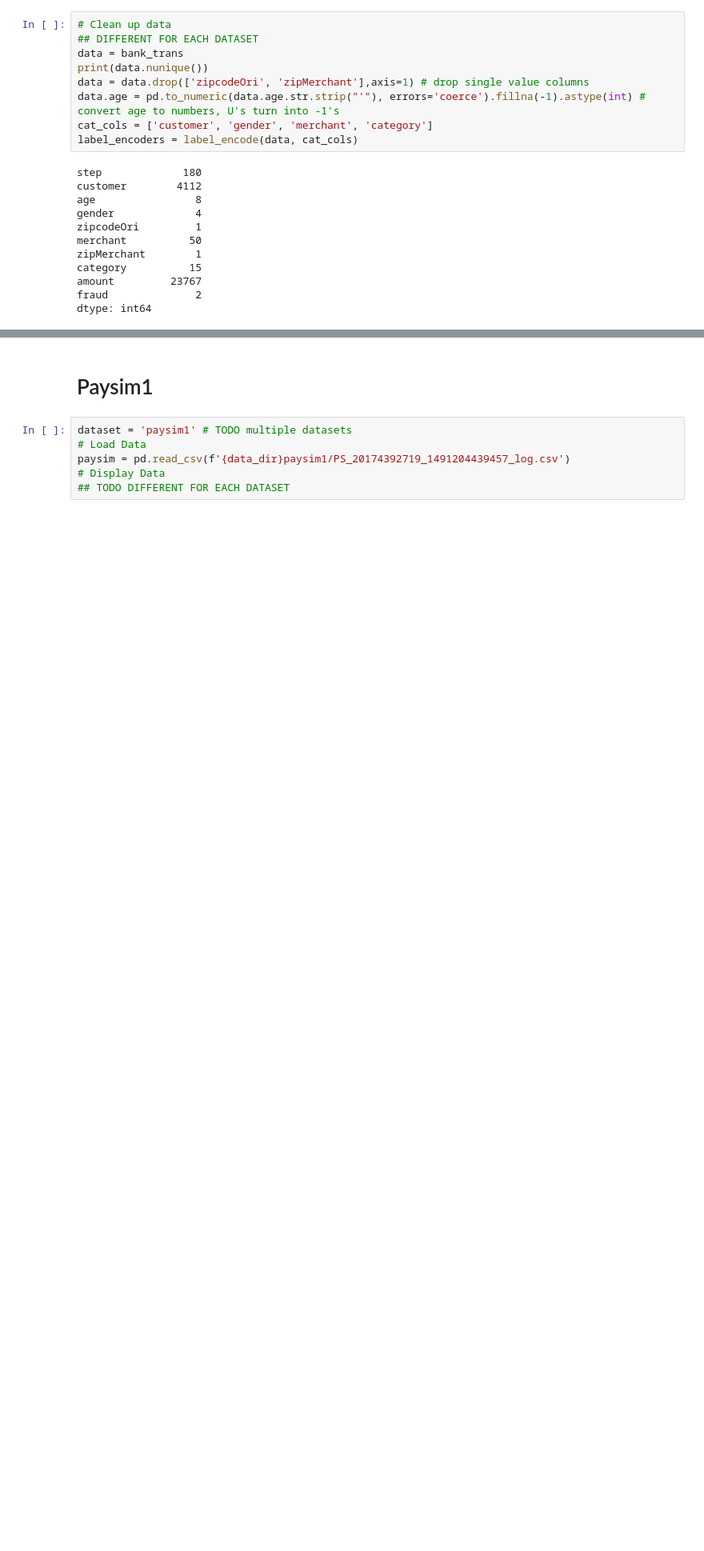
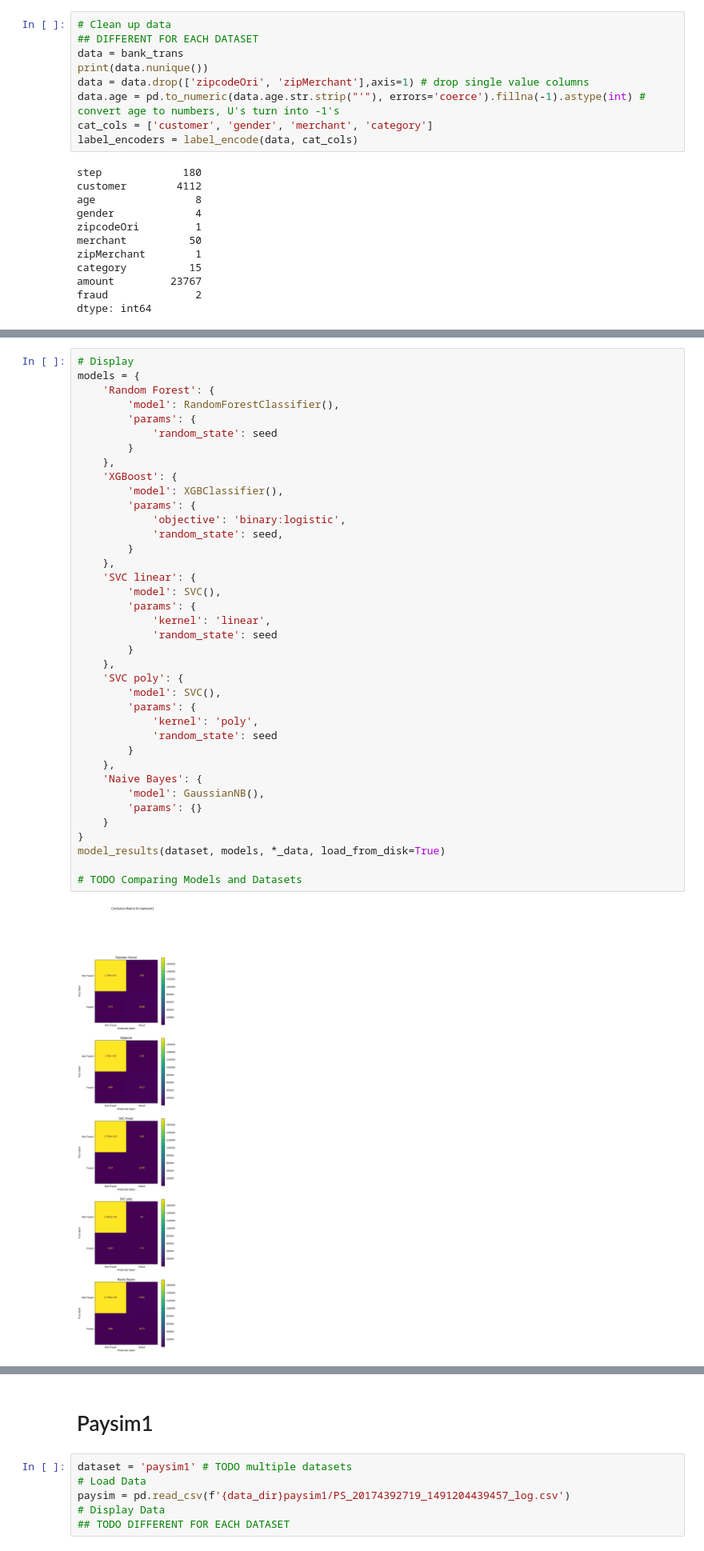
Before and after one commit to hollow-owl/CSCE439_final_project, a Jupyter notebook: banksim1.ipynb, the cells around one changed output, grey strips where cells are left out. Shown at 80% size. Cells and saved outputs as stored; diff of their text form; blank space fills up the shorter version.

Commit message:
Run Graphs

```diff
--- a/banksim1.ipynb
+++ b/banksim1.ipynb
@@ -332,0 +281,40 @@ weighted avg       0.99      0.98      0.99    178393
+# %%
+# Display
+models = {
+    'Random Forest': {
+        'model': RandomForestClassifier(),
+        'params': {
+            'random_state': seed
+        }
+    },
+    'XGBoost': {
+        'model': XGBClassifier(),
+        'params': {
+            'objective': 'binary:logistic',
+            'random_state': seed,
+        }
+    },
+    'SVC linear': {
+        'model': SVC(),
+        'params': {
+            'kernel': 'linear',
+            'random_state': seed
+        }
+    },
+    'SVC poly': {
+        'model': SVC(),
+        'params': {
+            'kernel': 'poly',
+            'random_state': seed
+        }
+    },
+    'Naive Bayes': {
+        'model': GaussianNB(),
+        'params': {}
+    }
+}
+model_results(dataset, models, *_data, load_from_disk=True)
+
+# TODO Comparing Models and Datasets
+# %% [output]
+[figure, added]
```
Also changed, not shown: parts of 6 cells of this notebook.
